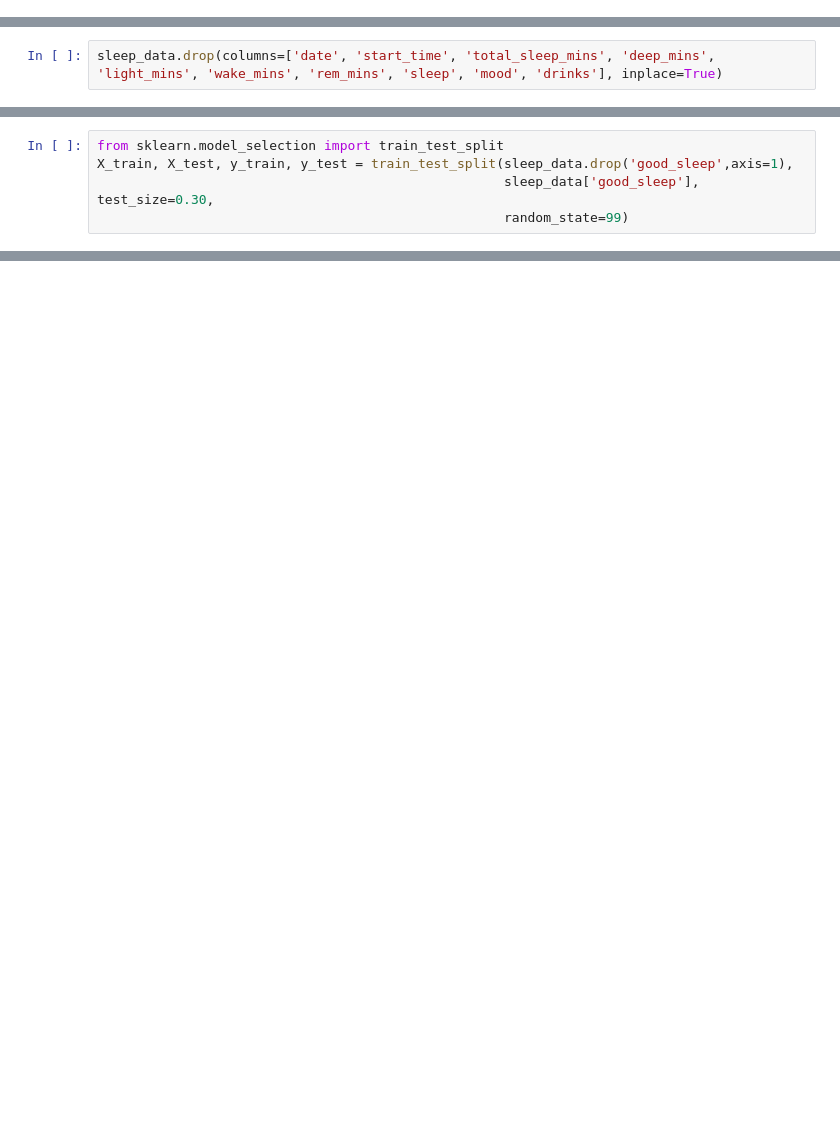
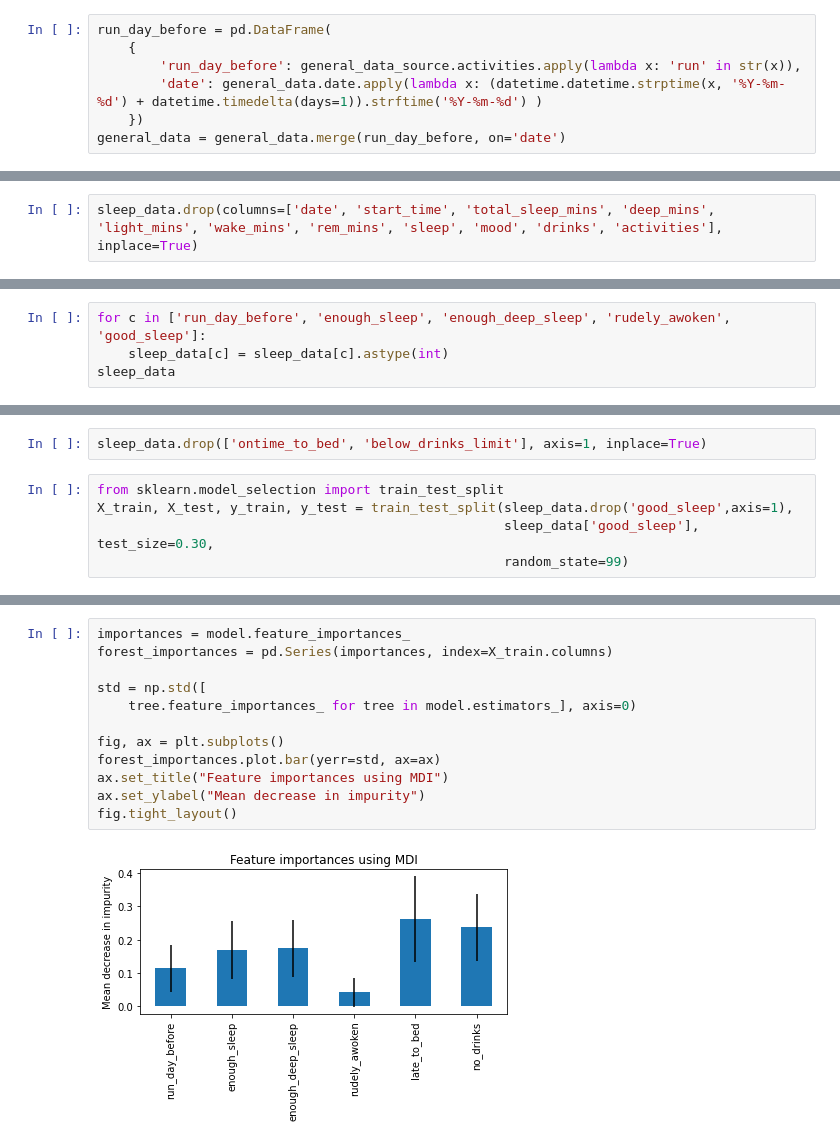
Before and after one commit to mpinkerton-oasis/AdsHackathon2021, a Jupyter notebook: fb_sleep_eda/sleep_eda.ipynb, the cells around one changed output, grey strips where cells are left out. Saved outputs shown, nothing was run; the diff lists cells and outputs as text; blank space fills up the shorter version.

```diff
--- a/fb_sleep_eda/sleep_eda.ipynb
+++ b/fb_sleep_eda/sleep_eda.ipynb
@@ -88,3 +97,10 @@ general_data = pd.DataFrame(
+# %%
+run_day_before = pd.DataFrame(
+    {
+        'run_day_before': general_data_source.activities.apply(lambda x: 'run' in str(x)),
+        'date': general_data.date.apply(lambda x: (datetime.datetime.strptime(x, '%Y-%m-%d') + datetime.timedelta(days=1)).strftime('%Y-%m-%d') )
+    })
+general_data = general_data.merge(run_day_before, on='date')
 # %%
 sleep_data = sleep_data.merge(general_data, on='date')
 # %%
@@ -140,9 +443,13 @@ pd.crosstab(sleep_data.sleep, sleep_data.bedtime_status)
 # %%
 sleep_data['good_sleep'] = sleep_data.sleep == 'good'
 # %%
-sleep_data.drop(columns=['date', 'start_time', 'total_sleep_mins', 'deep_mins', 'light_mins', 'wake_mins', 'rem_mins', 'sleep', 'mood', 'drinks'], inplace=True)
+sleep_data.drop(columns=['date', 'start_time', 'total_sleep_mins', 'deep_mins', 'light_mins', 'wake_mins', 'rem_mins', 'sleep', 'mood', 'drinks', 'activities'], inplace=True)
 # %%
 bedtime_status_dummy = pd.get_dummies(sleep_data['bedtime_status'], drop_first=True)
 drink_status_dummy = pd.get_dummies(sleep_data['drink_status'], drop_first=True)
 # %%
 sleep_data = pd.concat([sleep_data, bedtime_status_dummy, drink_status_dummy], axis=1)
+# %%
+for c in ['run_day_before', 'enough_sleep', 'enough_deep_sleep', 'rudely_awoken', 'good_sleep']:
+    sleep_data[c] = sleep_data[c].astype(int)
+sleep_data
@@ -149,5 +485,7 @@ sleep_data = pd.concat([sleep_data, bedtime_status_dummy, drink_status_dummy], a
 # %%
 sleep_data.drop(['bedtime_status', 'drink_status'], axis=1, inplace=True)
+# %%
+sleep_data.drop(['ontime_to_bed', 'below_drinks_limit'], axis=1, inplace=True)
 # %%
 from sklearn.model_selection import train_test_split
 X_train, X_test, y_train, y_test = train_test_split(sleep_data.drop('good_sleep',axis=1),
@@ -176,0 +565,14 @@ print(classification_report(y_test,predictions))
+# %%
+importances = model.feature_importances_
+forest_importances = pd.Series(importances, index=X_train.columns)
+
+std = np.std([
+    tree.feature_importances_ for tree in model.estimators_], axis=0)
+
+fig, ax = plt.subplots()
+forest_importances.plot.bar(yerr=std, ax=ax)
+ax.set_title("Feature importances using MDI")
+ax.set_ylabel("Mean decrease in impurity")
+fig.tight_layout()
+# %% [output]
+[figure, added]
```
Also changed, not shown: parts of 26 cells of this notebook.
